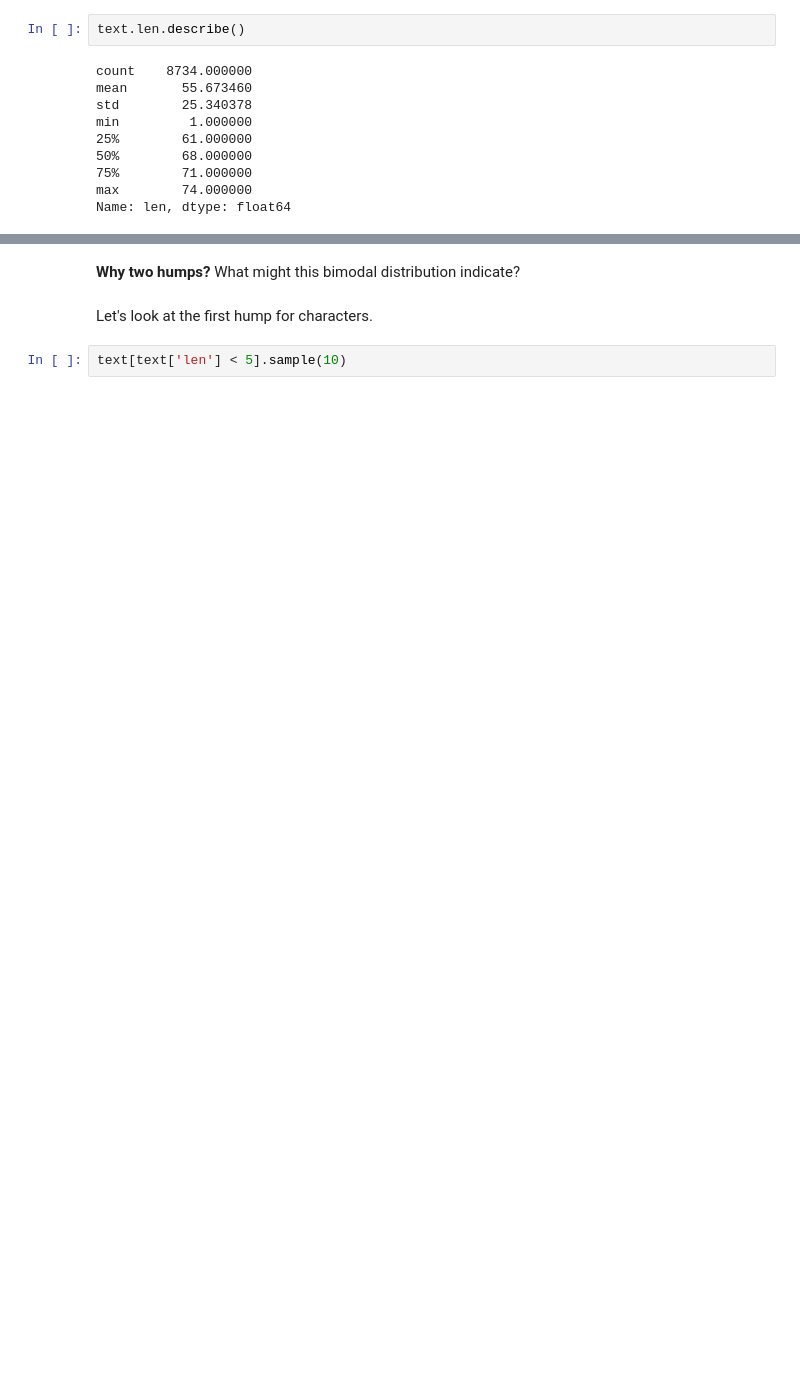
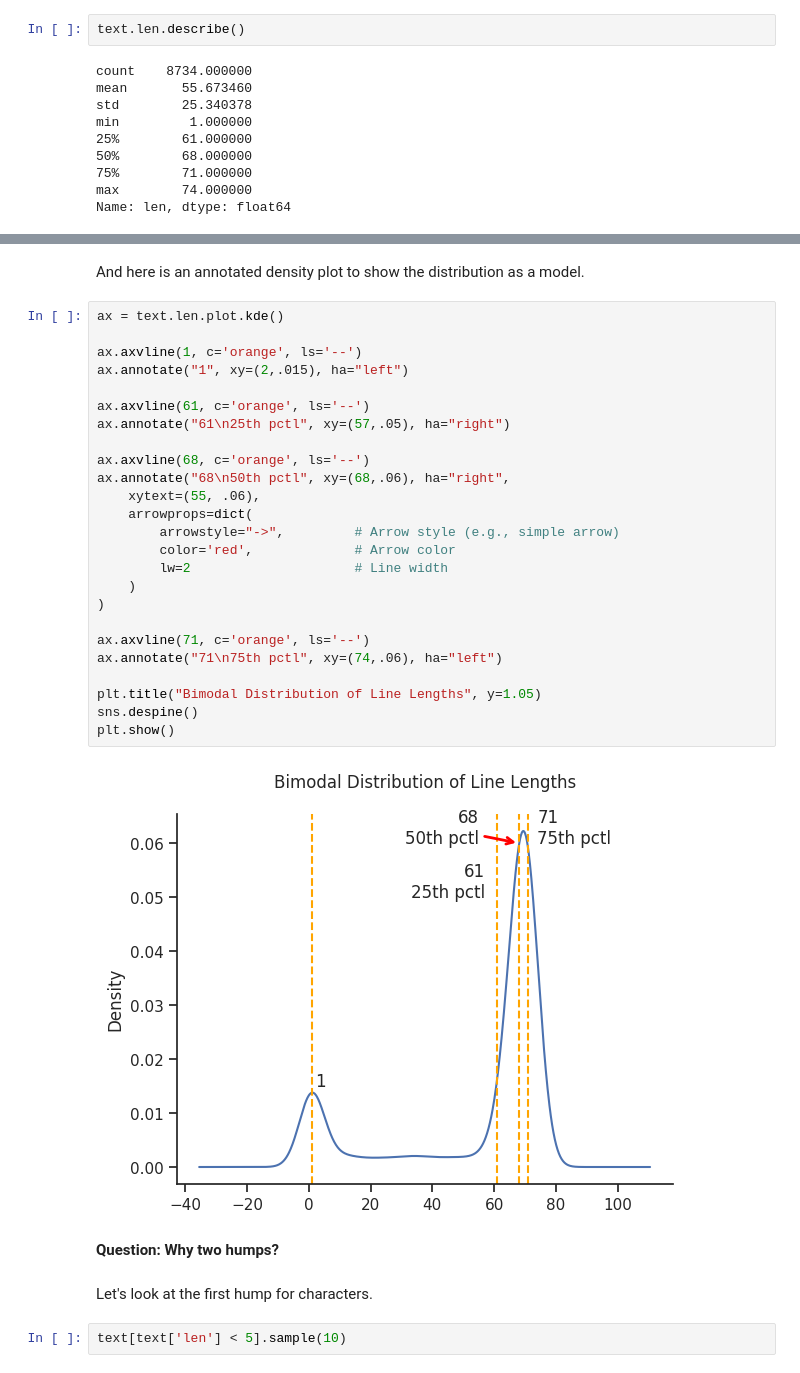
Before and after one commit to ontoligent/DS5001-PUB, a Jupyter notebook: m01-01-first-foray.ipynb, the cells around one changed output, grey strips where cells are left out. Saved outputs shown, nothing was run; the diff lists cells and outputs as text; blank space fills up the shorter version.

```diff
--- a/m01-01-first-foray.ipynb
+++ b/m01-01-first-foray.ipynb
@@ -128,5 +123,34 @@ plt.show()
+# %% [markdown]
+And here is an annotated density plot to show the distribution as a model.
+# %%
+ax = text.len.plot.kde()
+
+ax.axvline(1, c='orange', ls='--')
+ax.annotate("1", xy=(2,.015), ha="left")
+
+ax.axvline(61, c='orange', ls='--')
+ax.annotate("61\n25th pctl", xy=(57,.05), ha="right")
+
+ax.axvline(68, c='orange', ls='--')
+ax.annotate("68\n50th pctl", xy=(68,.06), ha="right",
+    xytext=(55, .06),
+    arrowprops=dict(
+        arrowstyle="->",         # Arrow style (e.g., simple arrow)
+        color='red',             # Arrow color
+        lw=2                     # Line width
+    )
+)
+
+ax.axvline(71, c='orange', ls='--')
+ax.annotate("71\n75th pctl", xy=(74,.06), ha="left")
+
+plt.title("Bimodal Distribution of Line Lengths", y=1.05)
+sns.despine()
+plt.show()
+# %% [output]
+[figure, added]
 # %% [markdown]
-**Why two humps?** What might this bimodal distribution indicate?
+**Question: Why two humps?**
 # %% [markdown]
 Let's look at the first hump for characters.
 # %%
```
Also changed, not shown: parts of 50 cells of this notebook.
